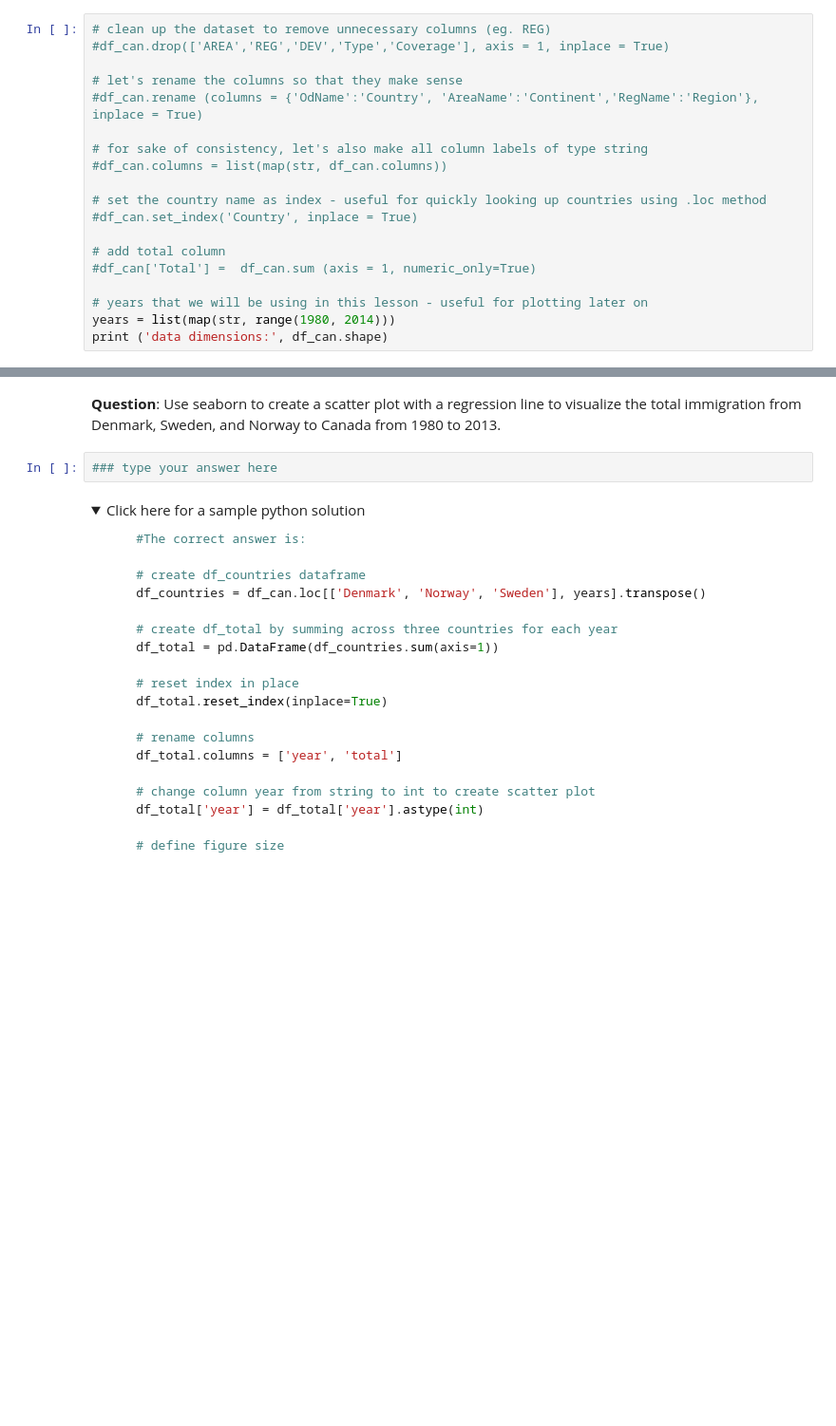
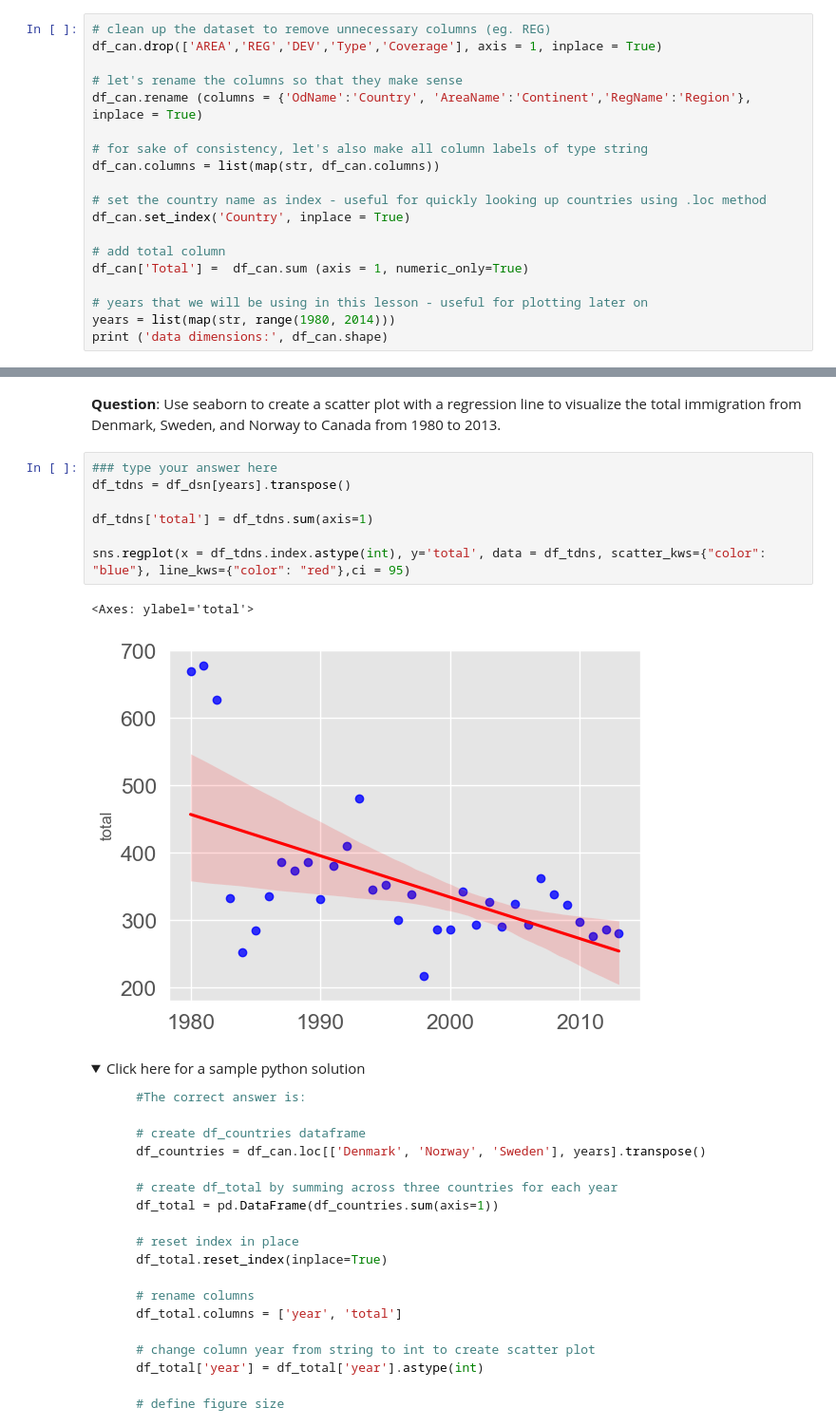
Before and after one commit to sanjaypatel16/de_python-1, a Jupyter notebook: Data_Visualization_with_Python/week 3-Exercise-Waffle-Charts-Word-Clouds-and-Regression-Plots.ipynb, the cells around one changed output, grey strips where cells are left out. Shown at 95% size. Saved outputs shown, nothing was run; the diff lists cells and outputs as text; folded sections open; blank space fills up the shorter version.

```diff
--- a/Data_Visualization_with_Python/week 3-Exercise-Waffle-Charts-Word-Clouds-and-Regression-Plots.ipynb
+++ b/Data_Visualization_with_Python/week 3-Exercise-Waffle-Charts-Word-Clouds-and-Regression-Plots.ipynb
@@ -83,19 +83,19 @@ print(df_can.shape)
 Clean up data. We will make some modifications to the original dataset to make it easier to create our visualizations. Refer to *Introduction to Matplotlib and Line Plots* and *Area Plots, Histograms, and Bar Plots* for a detailed description of this preprocessing.
 # %%
 # clean up the dataset to remove unnecessary columns (eg. REG)
-#df_can.drop(['AREA','REG','DEV','Type','Coverage'], axis = 1, inplace = True)
+df_can.drop(['AREA','REG','DEV','Type','Coverage'], axis = 1, inplace = True)
 
 # let's rename the columns so that they make sense
-#df_can.rename (columns = {'OdName':'Country', 'AreaName':'Continent','RegName':'Region'}, inplace = True)
+df_can.rename (columns = {'OdName':'Country', 'AreaName':'Continent','RegName':'Region'}, inplace = True)
 
 # for sake of consistency, let's also make all column labels of type string
-#df_can.columns = list(map(str, df_can.columns))
+df_can.columns = list(map(str, df_can.columns))
 
 # set the country name as index - useful for quickly looking up countries using .loc method
-#df_can.set_index('Country', inplace = True)
+df_can.set_index('Country', inplace = True)
 
 # add total column
-#df_can['Total'] =  df_can.sum (axis = 1, numeric_only=True)
+df_can['Total'] =  df_can.sum (axis = 1, numeric_only=True)
 
 # years that we will be using in this lesson - useful for plotting later on
 years = list(map(str, range(1980, 2014)))
@@ -715,7 +739,15 @@ plt.show()
 # %% [markdown]
 **Question**: Use seaborn to create a scatter plot with a regression line to visualize the total immigration from Denmark, Sweden, and Norway to Canada from 1980 to 2013.
-# %%
-### type your answer here
+# %%
+### type your answer here
+df_tdns = df_dsn[years].transpose()
+
+df_tdns['total'] = df_tdns.sum(axis=1)
+
+sns.regplot(x = df_tdns.index.astype(int), y='total', data = df_tdns, scatter_kws={"color": "blue"}, line_kws={"color": "red"},ci = 95)
+# %% [output]
+<Axes: ylabel='total'>
+[figure, added]
 # %% [markdown]
 <details><summary>Click here for a sample python solution</summary>
 
```
Also changed, not shown: parts of 9 cells of this notebook, 6 other files.
